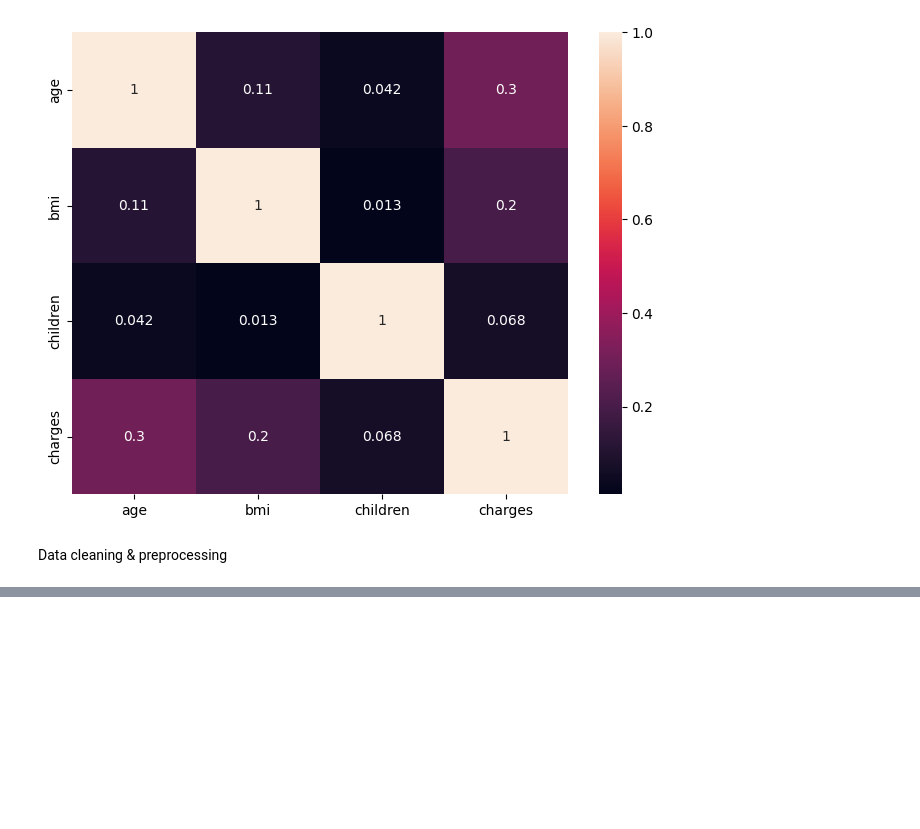
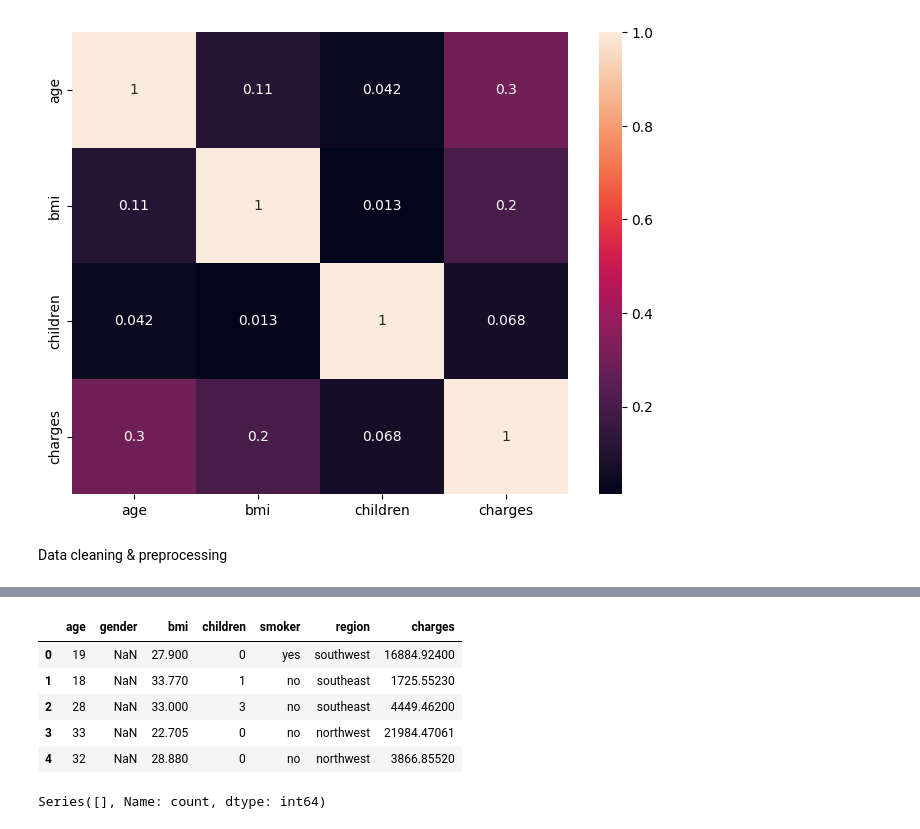
Before and after one commit to altafshaikh7/machine-learning, a Jupyter notebook: lectureNo1/learn1/insurance.ipynb, the cells around one changed output, grey strips where cells are left out. Saved outputs shown, nothing was run; the diff lists cells and outputs as text; code cells hidden in the pictures; blank space fills up the shorter version.

Commit message:
Data Cleaning operation

```diff
--- a/lectureNo1/learn1/insurance.ipynb
+++ b/lectureNo1/learn1/insurance.ipynb
@@ -124,3 +124,5 @@ sns.heatmap(df.corr(numeric_only=True), annot=True) #DataFrame ka correlation ma
 [figure]
 # %% [markdown]
 Data cleaning & preprocessing
+# %%
+df_cleaned = df.copy()
@@ -126,0 +142,2 @@ Data cleaning & preprocessing
+# %%
+df_cleaned.drop_duplicates(inplace=True) #Ye line duplicate rows ko remove karne ke liye hai. inplace=True ka matlab hai ki changes original DataFrame (df_cleaned) me directly apply honge.
@@ -126,0 +179,15 @@ Data cleaning & preprocessing
+# %%
+df_cleaned.rename(columns={'sex':'gender'}, inplace=True)
+# %%
+df_cleaned.head()
+# %% [output]
+|  | age | gender | bmi | children | smoker | region | charges |
+| 0 | 19 | NaN | 27.900 | 0 | yes | southwest | 16884.92400 |
+| 1 | 18 | NaN | 33.770 | 1 | no | southeast | 1725.55230 |
+| 2 | 28 | NaN | 33.000 | 3 | no | southeast | 4449.46200 |
+| 3 | 33 | NaN | 22.705 | 0 | no | northwest | 21984.47061 |
+| 4 | 32 | NaN | 28.880 | 0 | no | northwest | 3866.85520 |
+# %%
+df_cleaned['gender'].value_counts()
+# %% [output]
+Series([], Name: count, dtype: int64)
```
Also changed, not shown: parts of 18 cells of this notebook.
